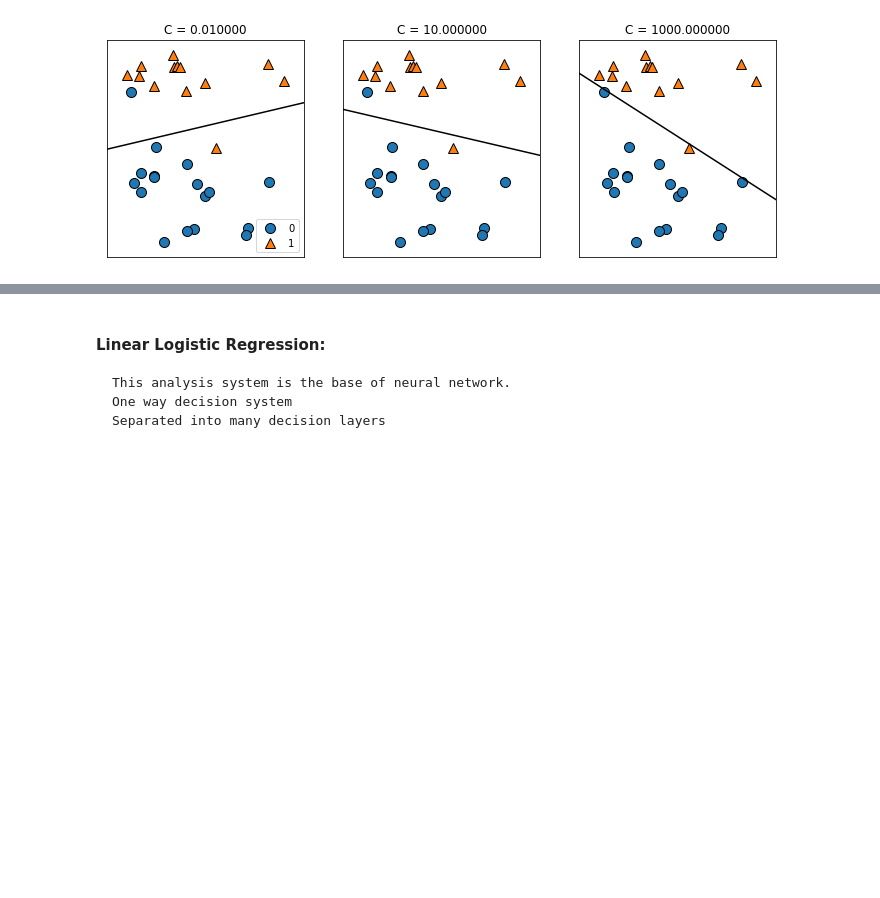
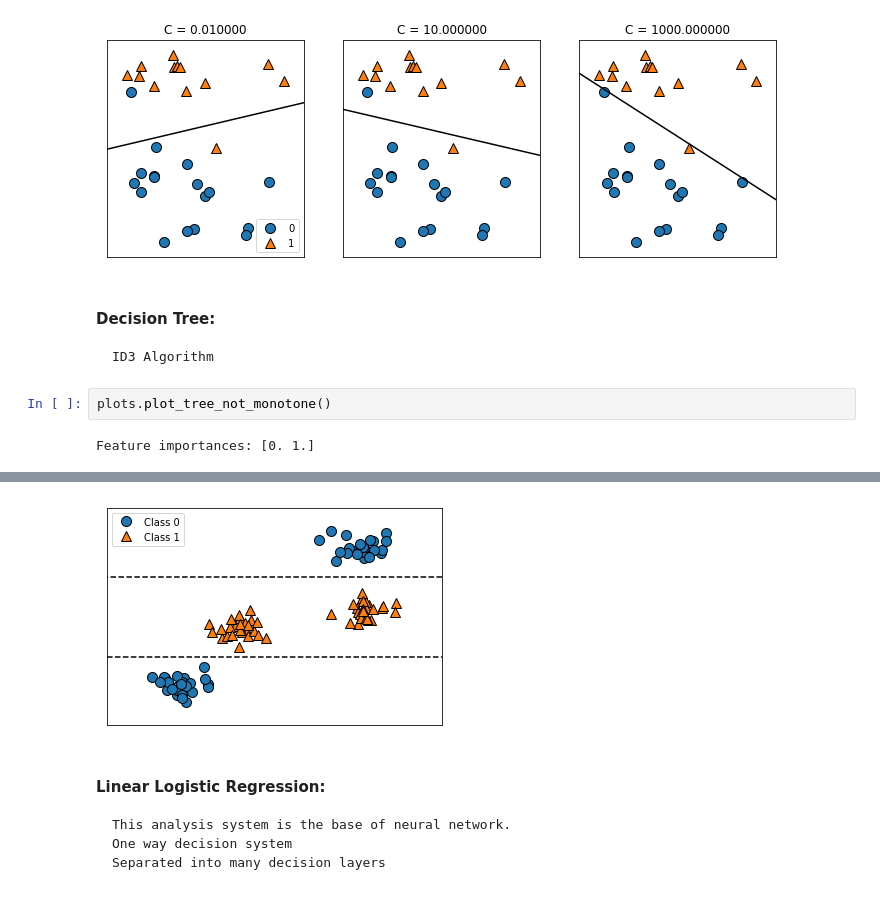
Before and after one commit to rafiulgits/Data-Analysis, a Jupyter notebook: Mglearn - Model Visualize.ipynb, the cells around one changed output, grey strips where cells are left out. Cells and saved outputs as stored; diff of their text form; blank space fills up the shorter version.

```diff
--- a/Mglearn - Model Visualize.ipynb
+++ b/Mglearn - Model Visualize.ipynb
@@ -36,3 +36,10 @@ plots.plot_svm(log_C=0.1,log_gamma=0.1)
  plots.plot_linear_svc_regularization()
 # %% [output]
 [figure]
+# %% [markdown]
+#### Decision Tree:
+    ID3 Algorithm
+# %%
+plots.plot_tree_not_monotone()
+# %% [output]
+Feature importances: [0. 1.]
@@ -39,3 +47,4 @@ plots.plot_svm(log_C=0.1,log_gamma=0.1)
+[figure, added]
 # %% [markdown]
 #### Linear Logistic Regression:
     This analysis system is the base of neural network.
```
Also changed, not shown: parts of 1 cell of this notebook.
